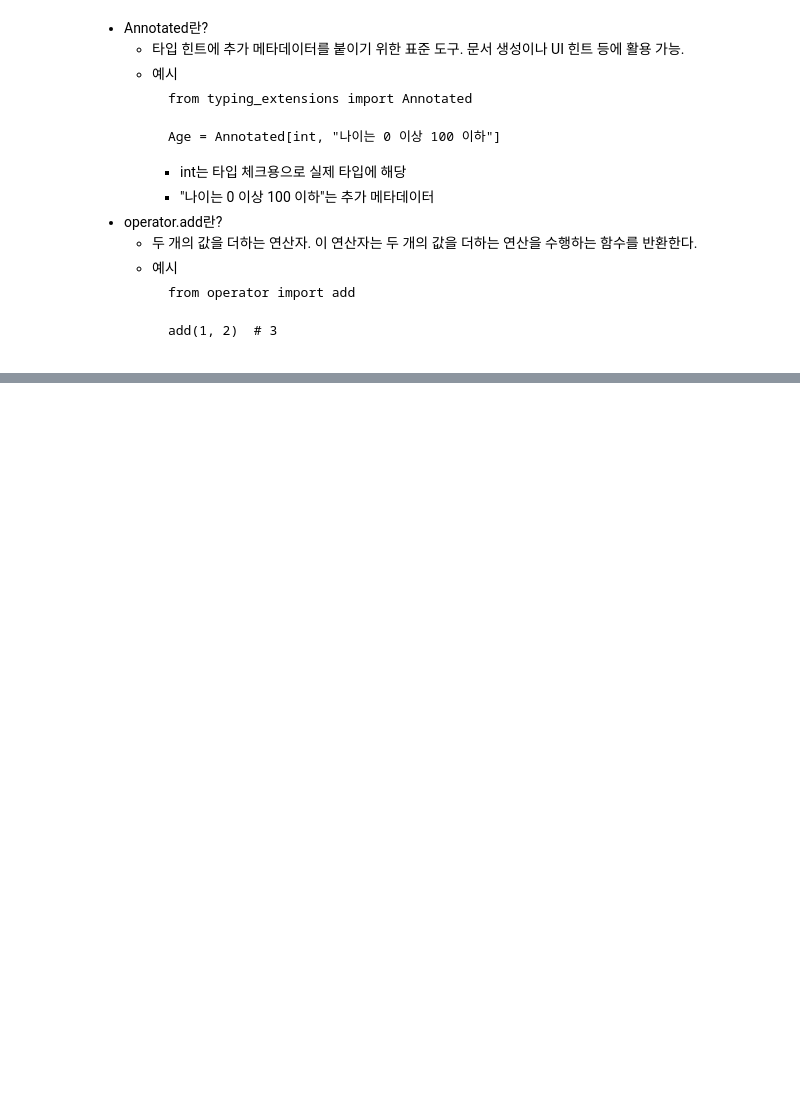
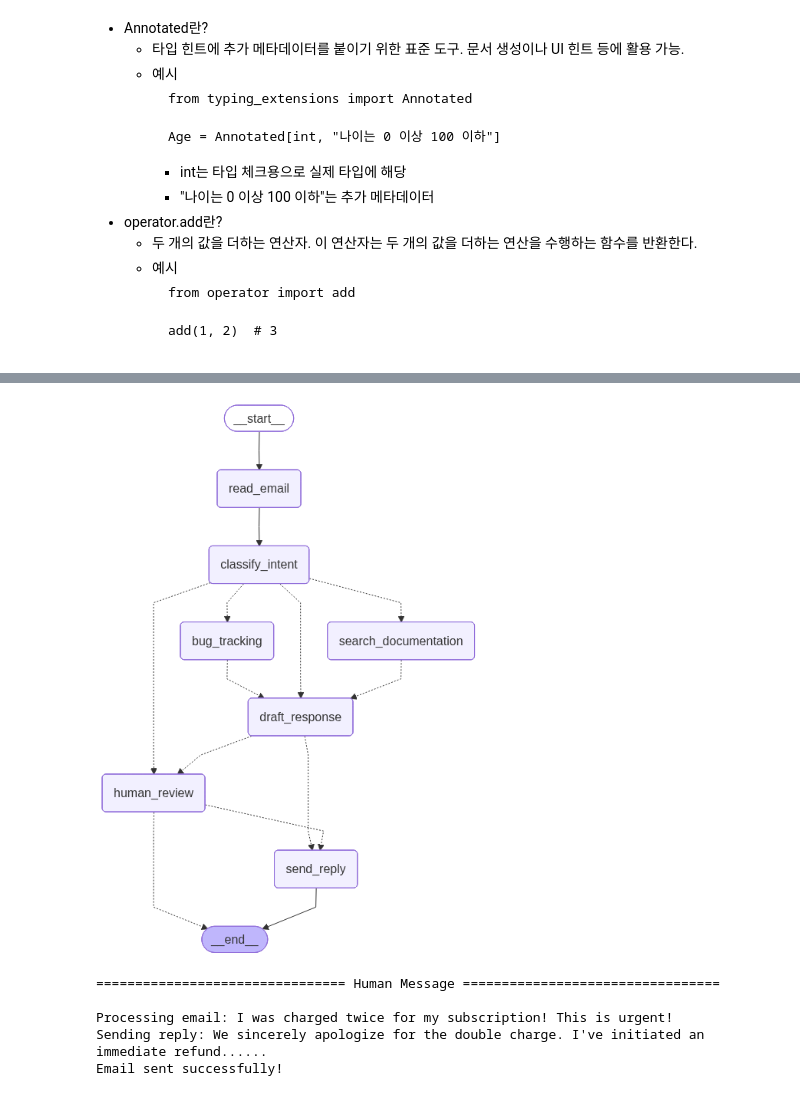
Before and after one commit to xcellentbird/playground, a Jupyter notebook: langgraph_review.ipynb, the cells around one changed output, grey strips where cells are left out. Cells and saved outputs as stored; diff of their text form; code cells hidden in the pictures; blank space fills up the shorter version.

Commit message:
langgraph review

```diff
--- a/langgraph_review.ipynb
+++ b/langgraph_review.ipynb
@@ -159,7 +161,7 @@ def should_continue(state: MessagesState) -> Literal["tool_node", END]:
     return END
 # %%
 # Build workflow
-agent_builder = StateGraph(MessagesState)
+agent_builder = StateGraph[MessagesState, None, MessagesState, MessagesState](MessagesState)
 
 # Add nodes
 agent_builder.add_node("llm_call", llm_call)  # llm_call 노드 추가
@@ -207,0 +463,76 @@ Tool Calls:
+# %%
+from langgraph.checkpoint.memory import MemorySaver
+from langgraph.types import RetryPolicy
+
+# Create the graph
+workflow = StateGraph[EmailAgentState, None, EmailAgentState, EmailAgentState][EmailAgentState, None, EmailAgentState, EmailAgentState](EmailAgentState)
+
+# Add nodes with appropriate error handling
+workflow.add_node("read_email", read_email)
+workflow.add_node("classify_intent", classify_intent)
+
+# Add retry policy for nodes that might have transient failures
+workflow.add_node(
+    "search_documentation",
+    search_documentation,
+    retry_policy=RetryPolicy(max_attempts=3)
+)
+workflow.add_node("bug_tracking", bug_tracking)
+workflow.add_node("draft_response", draft_response)
+workflow.add_node("human_review", human_review)
+workflow.add_node("send_reply", send_reply)
+
+# Add only the essential edges
+workflow.add_edge(START, "read_email")
+workflow.add_edge("read_email", "classify_intent")
+workflow.add_edge("send_reply", END)
+
+# Compile with checkpointer for persistence, in case run graph with Local_Server --> Please compile without checkpointer
+memory = MemorySaver()
+app = workflow.compile(checkpointer=memory)
+
+from IPython.display import Image, display
+display(Image(app.get_graph(xray=True).draw_mermaid_png()))
+# %% [output]
+[figure, added]
+# %%
+from pprint import pprint
+
+
+# Test with an urgent billing issue
+initial_state = {
+    "email_content": "I was charged twice for my subscription! This is urgent!",
+    "sender_email": "customer@example.com",
+    "email_id": "email_123",
+    "messages": []
+}
+
+# Run with a thread_id for persistence
+config = {"configurable": {"thread_id": "customer_123"}}
+result = app.invoke(initial_state, config)
+# The graph will pause at human_review
+
+for m in result["messages"]:
+    m.pretty_print()
+
+# print(f"Draft ready for review: {result['draft_response'][:100]}...")
+
+# When ready, provide human input to resume
+from langgraph.types import Command
+
+human_response = Command(
+    resume={
+        "approved": True,
+        "edited_response": "We sincerely apologize for the double charge. I've initiated an immediate refund..."
+    }
+)
+
+# Resume execution
+final_result = app.invoke(human_response, config)
+print(f"Email sent successfully!")
+# %% [output]
+================================ Human Message =================================
+
+Processing email: I was charged twice for my subscription! This is urgent!
+Sending reply: We sincerely apologize for the double charge. I've initiated an immediate refund......
+Email sent successfully!
```
Also changed, not shown: parts of 12 cells of this notebook.
